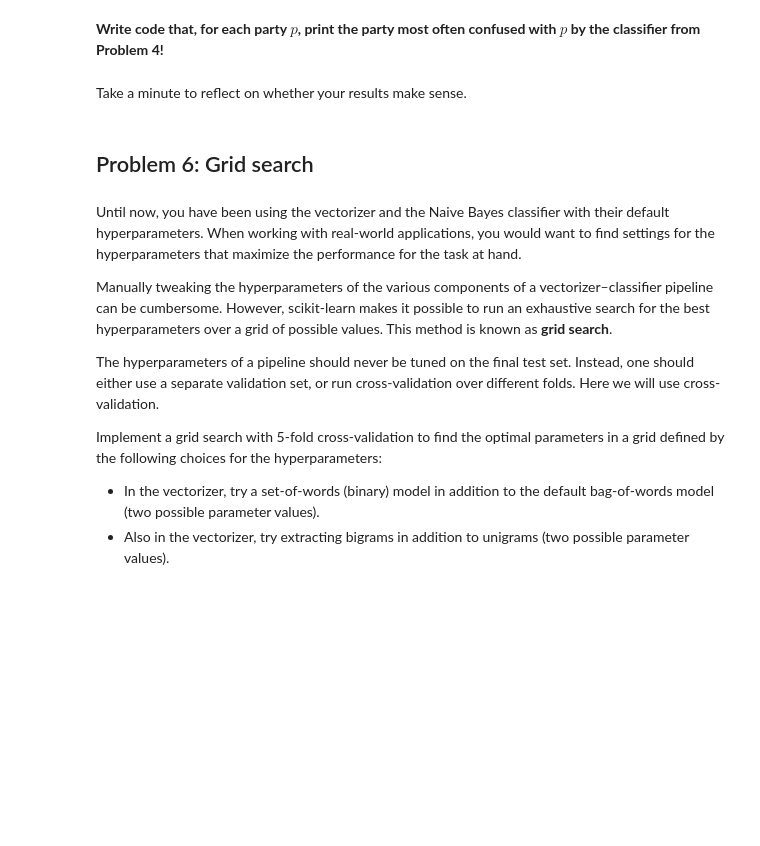
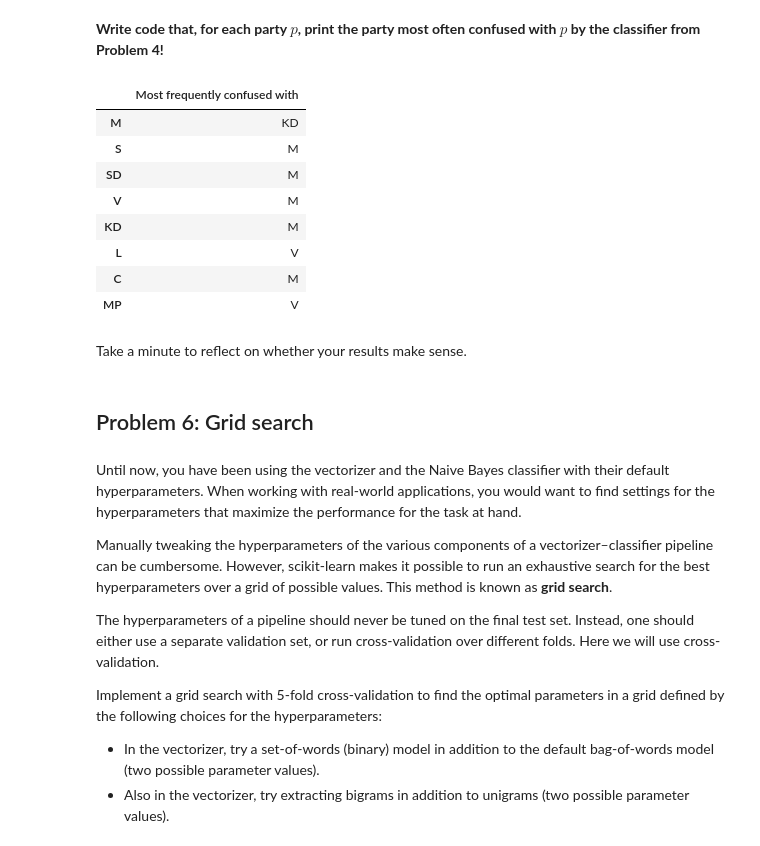
Before and after one commit to jakeberggren/TDDE16-Text-Mining, a Jupyter notebook: Lab2/TM-Lab2.ipynb, the cells around one changed output. Saved outputs shown, nothing was run; the diff lists cells and outputs as text; code cells hidden in the pictures; blank space fills up the shorter version.

```diff
--- a/Lab2/TM-Lab2.ipynb
+++ b/Lab2/TM-Lab2.ipynb
@@ -143,3 +283,23 @@ raise NotImplementedError()
+# %%
+import numpy as np
+import pandas as pd
+
+# Most frequently confused parties
+confused_parties = [true.unique()[key] for key in np.argsort(cm)[:,6]]
+
+# Display as DataFrame
+df = pd.DataFrame(confused_parties, true.unique(), columns = ['Most frequently confused with'])
+display(df)
+# %% [output]
+|  | Most frequently confused with |
+| M | KD |
+| S | M |
+| SD | M |
+| V | M |
+| KD | M |
+| L | V |
+| C | M |
+| MP | V |
 # %% [markdown]
 Take a minute to reflect on whether your results make sense.
 # %% [markdown]
```
Also changed, not shown: parts of 25 cells of this notebook.
